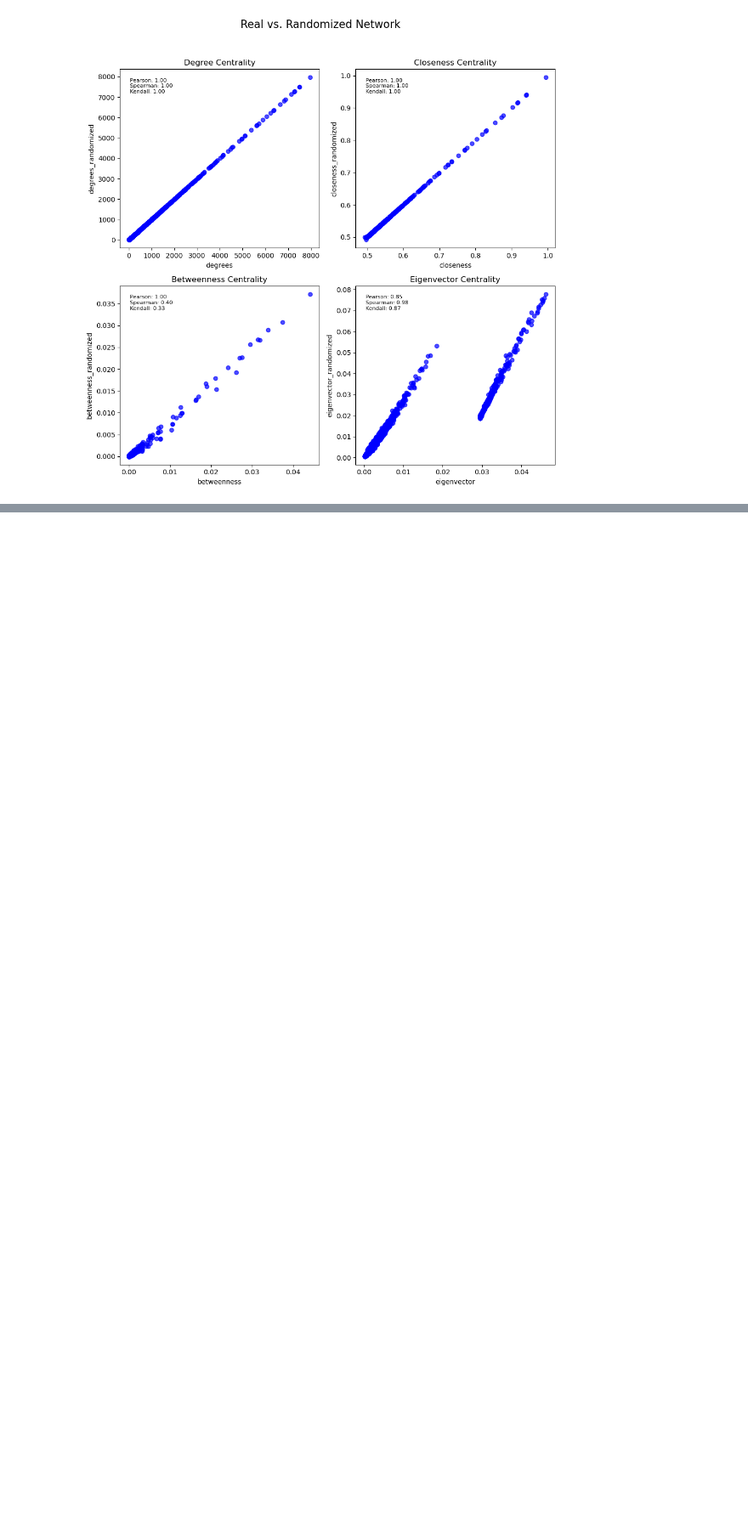
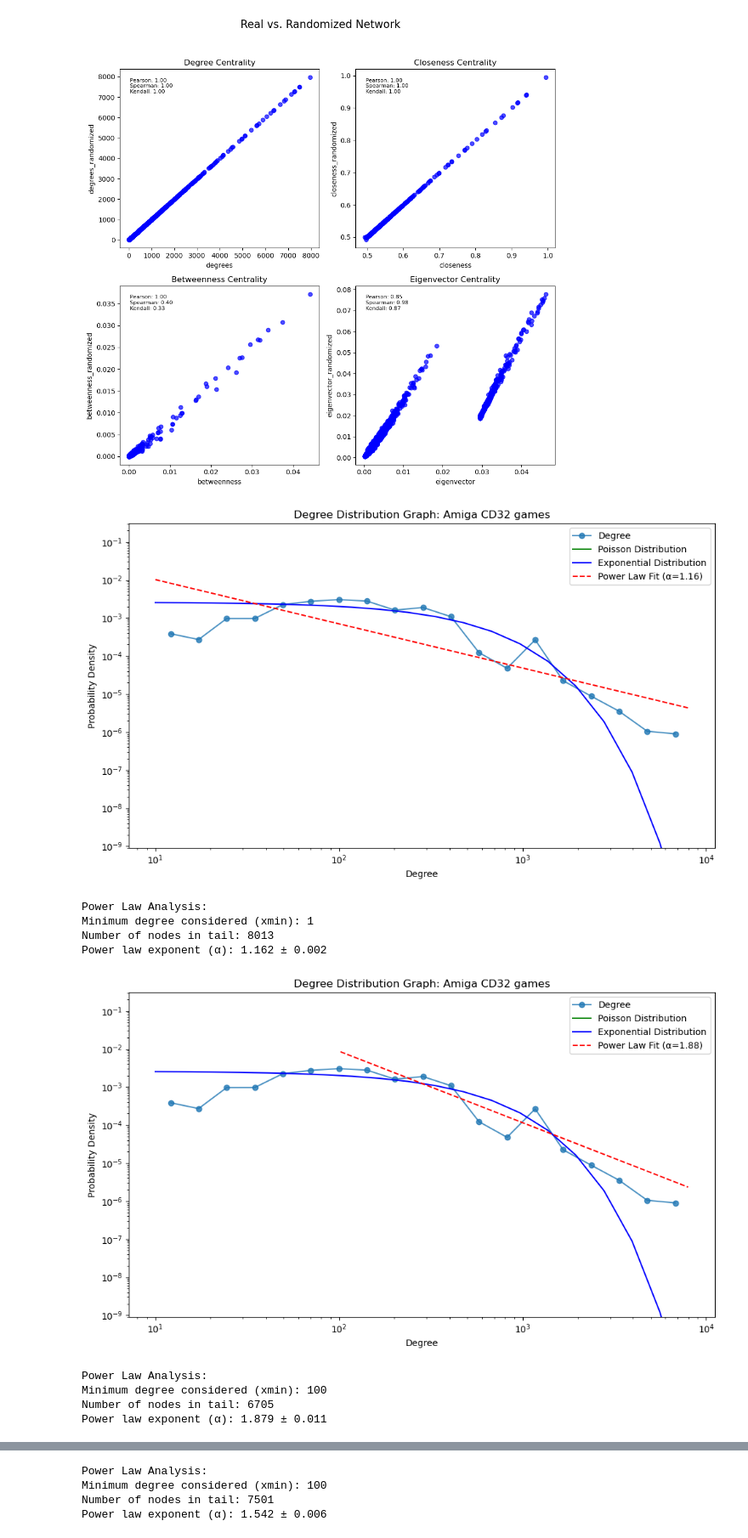
Before and after one commit to dariokueffer/Project-Network-Science-HS24, a Jupyter notebook: 03_analysis_Amiga_CD32_games.ipynb, the cells around one changed output, grey strips where cells are left out. Shown at 85% size. Cells and saved outputs as stored; diff of their text form; code cells hidden in the pictures; blank space fills up the shorter version.

Commit message:
refactor and added scale free

```diff
--- a/03_analysis_Amiga_CD32_games.ipynb
+++ b/03_analysis_Amiga_CD32_games.ipynb
@@ -105,3 +105,26 @@ Closeness centrality calculated in 15.28 seconds.
 Calculating betweenness...
 Betweenness centrality calculated in 31.96 seconds.
 [figure]
+# %%
+scale_free_analyzer = ScaleFreeAnalyzer(G)
+scale_free_analyzer.plot_degree_distribution(main_category)
+
+scale_free_analyzer.set_filter(10**2)
+scale_free_analyzer.plot_degree_distribution(main_category)
+
+file_path = f'outputs/graphs/{main_category.replace(" ", "_")}-weighted.gt'
+G = load_graph(file_path)
+scale_free_analyzer = ScaleFreeAnalyzer(G, is_weighted=True)
+scale_free_analyzer.set_filter(10**2)
+scale_free_analyzer.plot_degree_distribution(f'Weighted {main_category}')
+# %% [output]
+[figure, added]
+Power Law Analysis:
+Minimum degree considered (xmin): 1
+Number of nodes in tail: 8013
+Power law exponent (α): 1.162 ± 0.002
+[figure, added]
+Power Law Analysis:
+Minimum degree considered (xmin): 100
+Number of nodes in tail: 6705
+Power law exponent (α): 1.879 ± 0.011
@@ -107,0 +132,4 @@ Betweenness centrality calculated in 31.96 seconds.
+Power Law Analysis:
+Minimum degree considered (xmin): 100
+Number of nodes in tail: 7501
+Power law exponent (α): 1.542 ± 0.006
```
Also changed, not shown: parts of 1 cell of this notebook, 4 other files.
